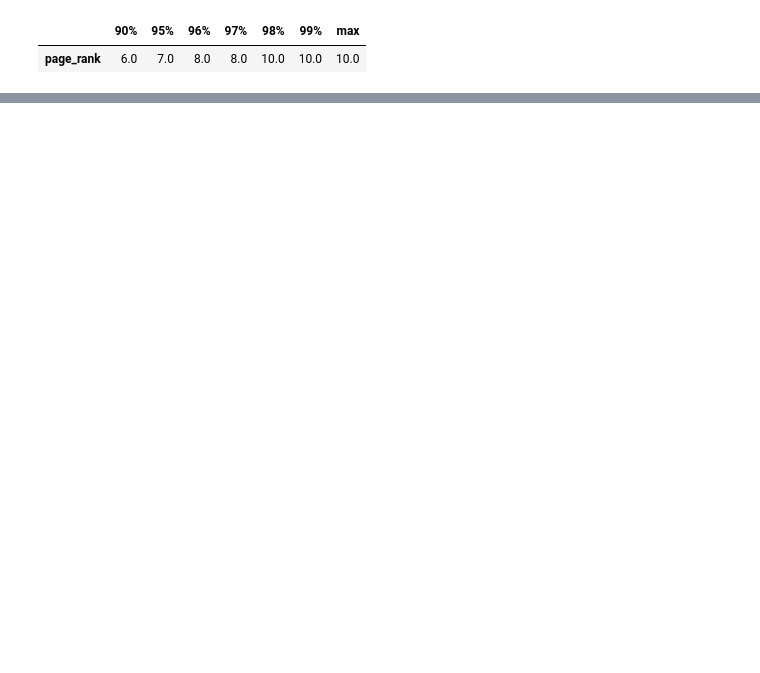
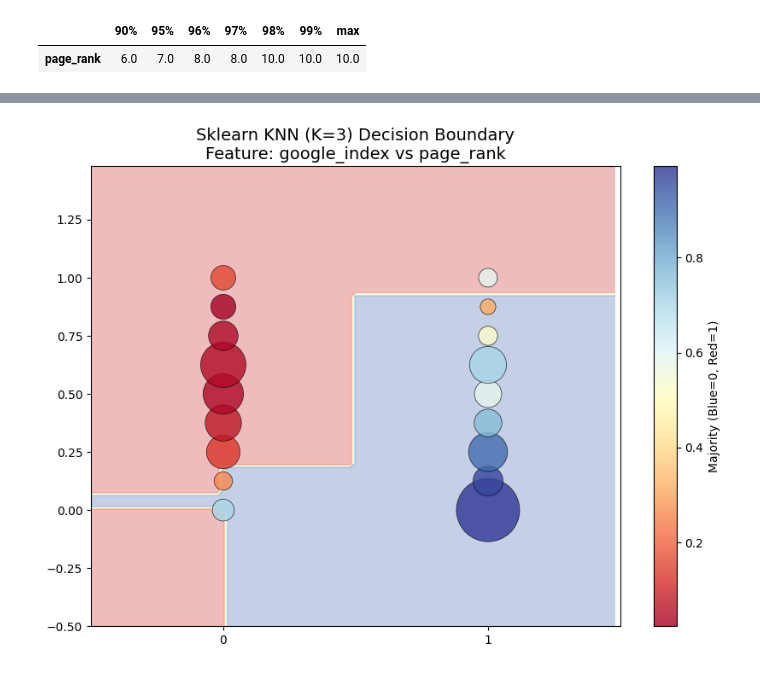
Before and after one commit to Jose-Merida-UVG/Artificial-Intelligence-CC3085, a Jupyter notebook: Lab-02/Notebook.ipynb, the cells around one changed output, grey strips where cells are left out. Cells and saved outputs as stored; diff of their text form; code cells hidden in the pictures; blank space fills up the shorter version.

```diff
--- a/Lab-02/Notebook.ipynb
+++ b/Lab-02/Notebook.ipynb
@@ -220,0 +277,60 @@ Test Max:  1.0
+# %%
+import numpy as np
+import matplotlib.pyplot as plt
+from sklearn.neighbors import KNeighborsClassifier
+
+# 1. Select your 2 features for visualization
+# Feature 0 (page_rank) and Feature 1 (continuous)
+# Shuffling in-place to randomize tie-breaking order
+indices = np.arange(len(x_train))
+np.random.shuffle(indices)
+
+# Re-assigning with the shuffled order
+X_vis = x_train.iloc[indices, [0, 1]].values
+y_vis = y_train.values[indices]
+
+# 2. Initialize and Fit Sklearn KNN
+# Using a higher K to smooth out the "weird" jagged lines caused by overlaps
+model = KNeighborsClassifier(n_neighbors=3)
+model.fit(X_vis, y_vis)
+
+# 3. Create the Grid (The "Territory Map")
+h = 0.02  # Step size of the mesh
+x_min, x_max = X_vis[:, 0].min() - 0.5, X_vis[:, 0].max() + 0.5
+y_min, y_max = X_vis[:, 1].min() - 0.5, X_vis[:, 1].max() + 0.5
+xx, yy = np.meshgrid(np.arange(x_min, x_max, h),
+                     np.arange(y_min, y_max, h))
+
+# 4. Predict over the whole grid
+Z = model.predict(np.c_[xx.ravel(), yy.ravel()])
+Z = Z.reshape(xx.shape)
+
+# 5. Plotting
+plt.figure(figsize=(10, 7))
+
+# The Decision Boundary Background
+plt.contourf(xx, yy, Z, alpha=0.3, cmap='RdYlBu')
+
+# The "Truth" - Plotting the actual piles
+# Since standard scatter lies, we use the "Bubble" approach from earlier
+unique_pts = x_train.iloc[:, [0, 1]].copy()
+unique_pts['target'] = y_train.values
+counts = unique_pts.groupby([unique_pts.columns[0], unique_pts.columns[1]])['target'].agg(['count', 'mean']).reset_index()
+
+scatter = plt.scatter(counts.iloc[:, 0],
+                      counts.iloc[:, 1],
+                      s=counts['count'] * 1.5, # Size shows the "bajillion"
+                      c=counts['mean'],        # Color shows the pile majority
+                      cmap='RdYlBu',
+                      edgecolors='k',
+                      linewidth=0.5,
+                      alpha=0.8)
+
+# Formatting
+plt.title(f"Sklearn KNN (K=3) Decision Boundary\nFeature: {x_train.columns[0]} vs {x_train.columns[1]}", fontsize=14)
+plt.colorbar(scatter, label='Majority (Blue=0, Red=1)')
+plt.xlim(-0.5, 1.5)
+plt.xticks([0, 1])
+plt.show()
+# %% [output]
+[figure, added]
```
Also changed, not shown: parts of 14 cells of this notebook, 1 other file.
